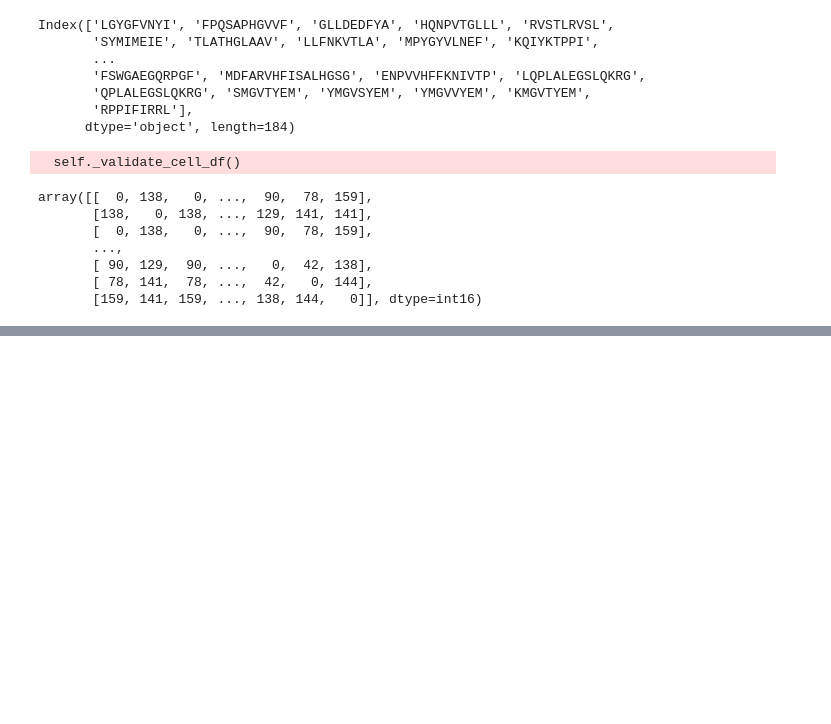
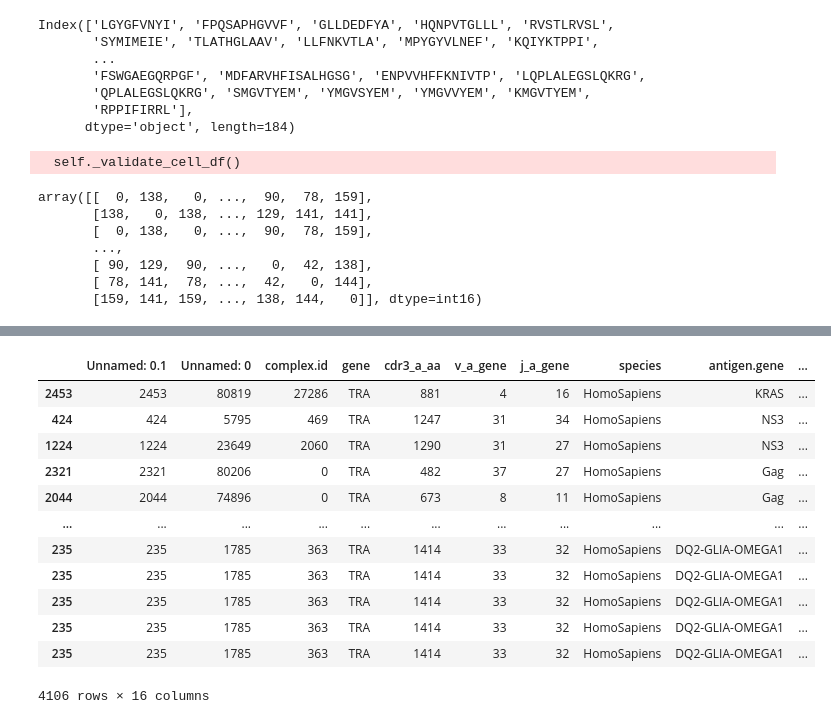
Before and after one commit to UoB-DSMP-2023-24/dsmp-2024-group-14, a Jupyter notebook: task6_alpha_human.ipynb, the cells around one changed output, grey strips where cells are left out. Drawn from its saved outputs; the diff is of its cells as text; code cells hidden in the pictures; blank space fills up the shorter version.

```diff
--- a/task6_alpha_human.ipynb
+++ b/task6_alpha_human.ipynb
@@ -74,0 +516,44 @@ array([[  0, 138,   0, ...,  90,  78, 159],
+# %%
+from sklearn.utils import resample
+
+# Splitting the data into features and target variable
+X = data.drop('antigen.epitope', axis=1)
+y = data['antigen.epitope']
+
+# Splitting the dataset into training and test sets
+X_train, X_test, y_train, y_test = train_test_split(X, y, test_size=0.2, random_state=42)
+
+# Concatenate our training data back together
+training_set = pd.concat([X_train, y_train], axis=1)
+
+# Separate minority and majority classes
+minority = training_set[training_set['antigen.epitope'] == training_set['antigen.epitope'].value_counts().idxmin()]
+majority = training_set[training_set['antigen.epitope'] != training_set['antigen.epitope'].value_counts().idxmin()]
+
+# Upsample minority class
+minority_upsampled = resample(minority,
+                              replace=True, # Sample with replacement
+                              n_samples=len(majority), # Match number in majority class
+                              random_state=42) # Reproducible results
+
+# Combine majority and upsampled minority
+upsampled = pd.concat([majority, minority_upsampled])
+
+# Checking counts
+upsampled['antigen.epitope'].value_counts(), upsampled.shape
+
+upsampled
+# %% [output]
+|  | Unnamed: 0.1 | Unnamed: 0 | complex.id | gene | cdr3_a_aa | v_a_gene | j_a_gene | species | antigen.gene | ... |
+| 2453 | 2453 | 80819 | 27286 | TRA | 881 | 4 | 16 | HomoSapiens | KRAS | ... |
+| 424 | 424 | 5795 | 469 | TRA | 1247 | 31 | 34 | HomoSapiens | NS3 | ... |
+| 1224 | 1224 | 23649 | 2060 | TRA | 1290 | 31 | 27 | HomoSapiens | NS3 | ... |
+| 2321 | 2321 | 80206 | 0 | TRA | 482 | 37 | 27 | HomoSapiens | Gag | ... |
+| 2044 | 2044 | 74896 | 0 | TRA | 673 | 8 | 11 | HomoSapiens | Gag | ... |
+| ... | ... | ... | ... | ... | ... | ... | ... | ... | ... | ... |
+| 235 | 235 | 1785 | 363 | TRA | 1414 | 33 | 32 | HomoSapiens | DQ2-GLIA-OMEGA1 | ... |
+| 235 | 235 | 1785 | 363 | TRA | 1414 | 33 | 32 | HomoSapiens | DQ2-GLIA-OMEGA1 | ... |
+| 235 | 235 | 1785 | 363 | TRA | 1414 | 33 | 32 | HomoSapiens | DQ2-GLIA-OMEGA1 | ... |
+| 235 | 235 | 1785 | 363 | TRA | 1414 | 33 | 32 | HomoSapiens | DQ2-GLIA-OMEGA1 | ... |
+| 235 | 235 | 1785 | 363 | TRA | 1414 | 33 | 32 | HomoSapiens | DQ2-GLIA-OMEGA1 | ... |
+4106 rows × 16 columns
```
Also changed, not shown: parts of 19 cells of this notebook.
